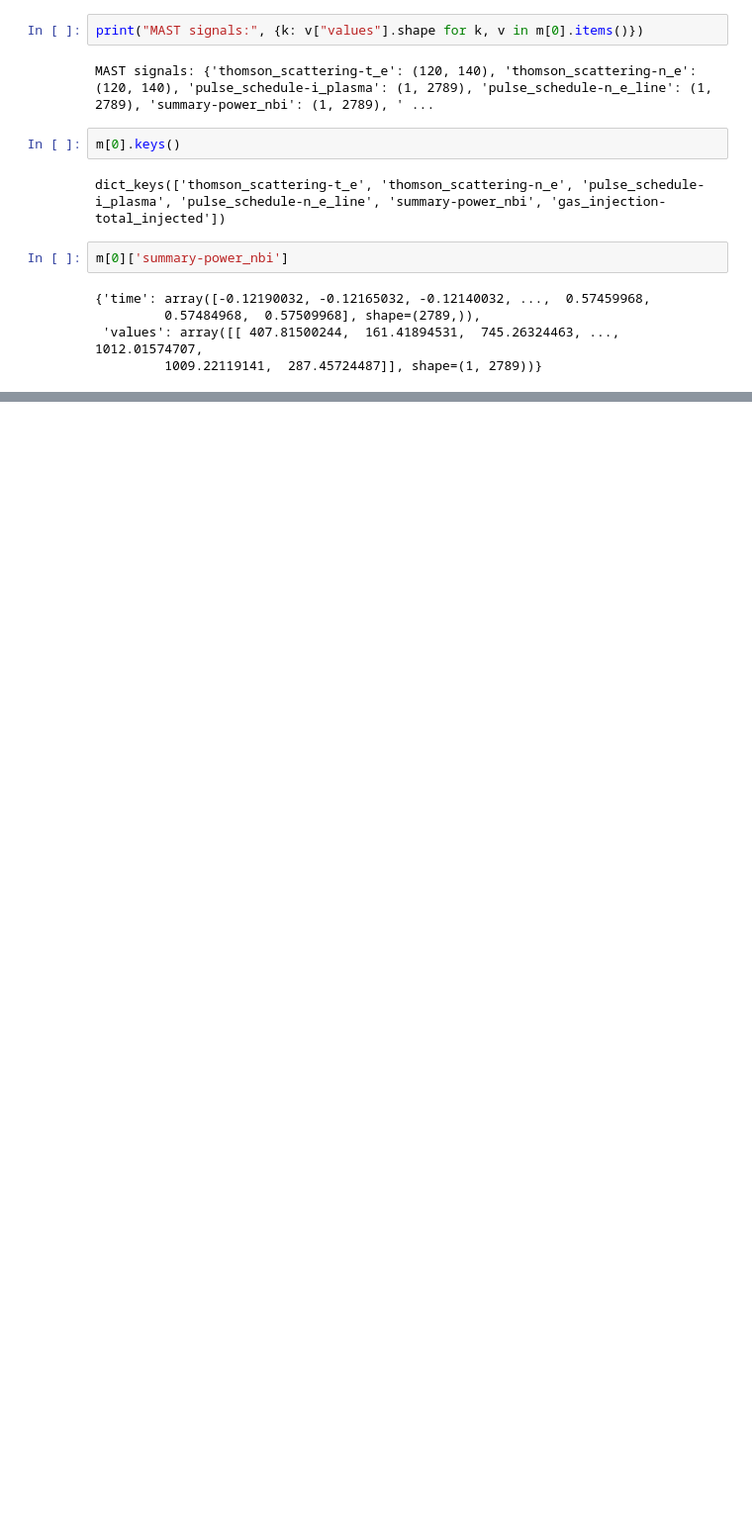
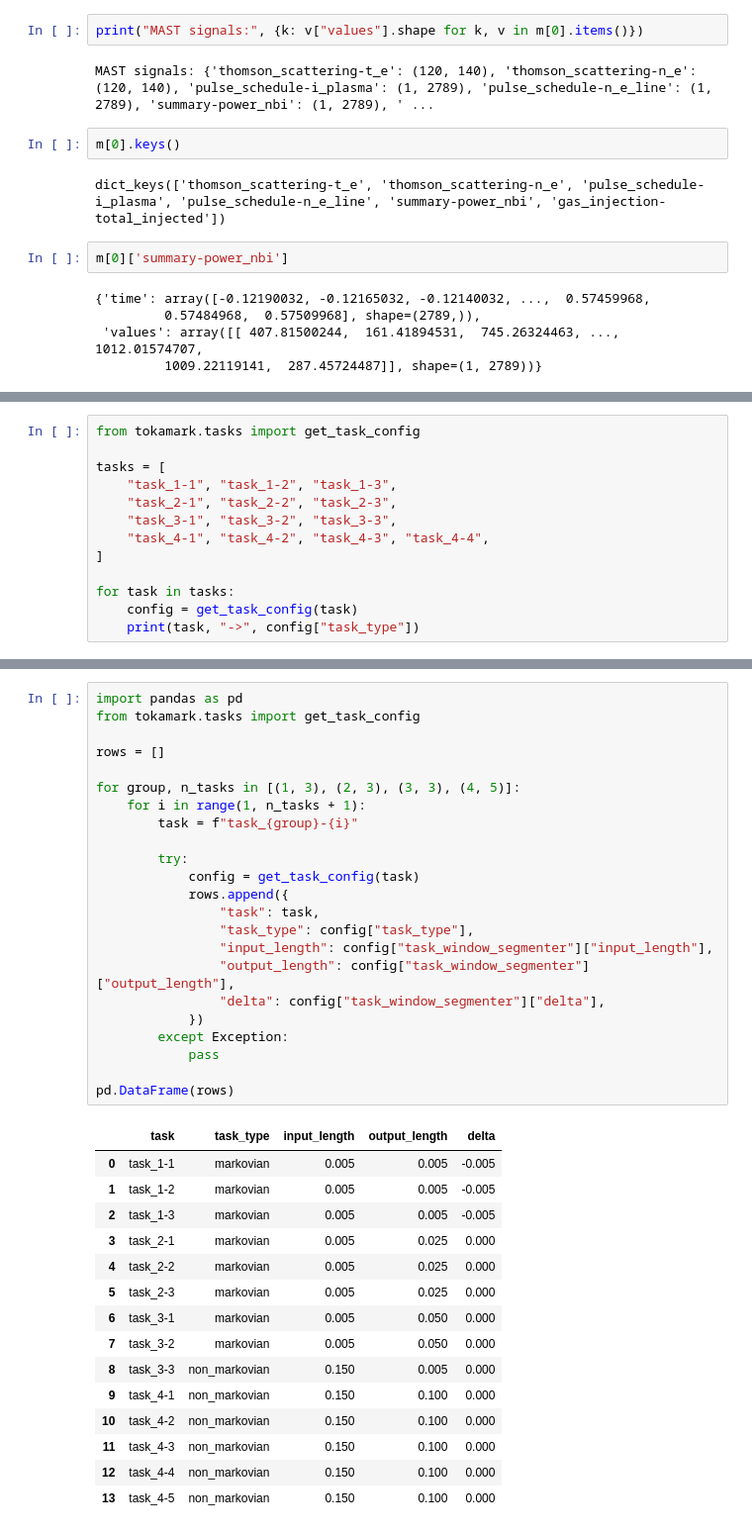
Before and after one commit to DataScienceLabFHSWF/tokamark, a Jupyter notebook: notebooks/RohilEDA/Taskidentification.ipynb, the cells around one changed output, grey strips where cells are left out. Shown at 99% size. Cells and saved outputs as stored; diff of their text form; blank space fills up the shorter version.

```diff
--- a/notebooks/RohilEDA/Taskidentification.ipynb
+++ b/notebooks/RohilEDA/Taskidentification.ipynb
@@ -62,0 +31,13 @@ OUTPUT: {'thomson_scattering-t_e': (120, 10), 'thomson_scattering-n_e': (120, 10
+# %%
+from tokamark.tasks import get_task_config
+
+tasks = [
+    "task_1-1", "task_1-2", "task_1-3",
+    "task_2-1", "task_2-2", "task_2-3",
+    "task_3-1", "task_3-2", "task_3-3",
+    "task_4-1", "task_4-2", "task_4-3", "task_4-4",
+]
+
+for task in tasks:
+    config = get_task_config(task)
+    print(task, "->", config["task_type"])
@@ -62,0 +58,39 @@ OUTPUT: {'thomson_scattering-t_e': (120, 10), 'thomson_scattering-n_e': (120, 10
+# %%
+import pandas as pd
+from tokamark.tasks import get_task_config
+
+rows = []
+
+for group, n_tasks in [(1, 3), (2, 3), (3, 3), (4, 5)]:
+    for i in range(1, n_tasks + 1):
+        task = f"task_{group}-{i}"
+
+        try:
+            config = get_task_config(task)
+            rows.append({
+                "task": task,
+                "task_type": config["task_type"],
+                "input_length": config["task_window_segmenter"]["input_length"],
+                "output_length": config["task_window_segmenter"]["output_length"],
+                "delta": config["task_window_segmenter"]["delta"],
+            })
+        except Exception:
+            pass
+
+pd.DataFrame(rows)
+# %% [output]
+|  | task | task_type | input_length | output_length | delta |
+| 0 | task_1-1 | markovian | 0.005 | 0.005 | -0.005 |
+| 1 | task_1-2 | markovian | 0.005 | 0.005 | -0.005 |
+| 2 | task_1-3 | markovian | 0.005 | 0.005 | -0.005 |
+| 3 | task_2-1 | markovian | 0.005 | 0.025 | 0.000 |
+| 4 | task_2-2 | markovian | 0.005 | 0.025 | 0.000 |
+| 5 | task_2-3 | markovian | 0.005 | 0.025 | 0.000 |
+| 6 | task_3-1 | markovian | 0.005 | 0.050 | 0.000 |
+| 7 | task_3-2 | markovian | 0.005 | 0.050 | 0.000 |
+| 8 | task_3-3 | non_markovian | 0.150 | 0.005 | 0.000 |
+| 9 | task_4-1 | non_markovian | 0.150 | 0.100 | 0.000 |
+| 10 | task_4-2 | non_markovian | 0.150 | 0.100 | 0.000 |
+| 11 | task_4-3 | non_markovian | 0.150 | 0.100 | 0.000 |
+| 12 | task_4-4 | non_markovian | 0.150 | 0.100 | 0.000 |
+| 13 | task_4-5 | non_markovian | 0.150 | 0.100 | 0.000 |
```
Also changed, not shown: parts of 7 cells of this notebook.
